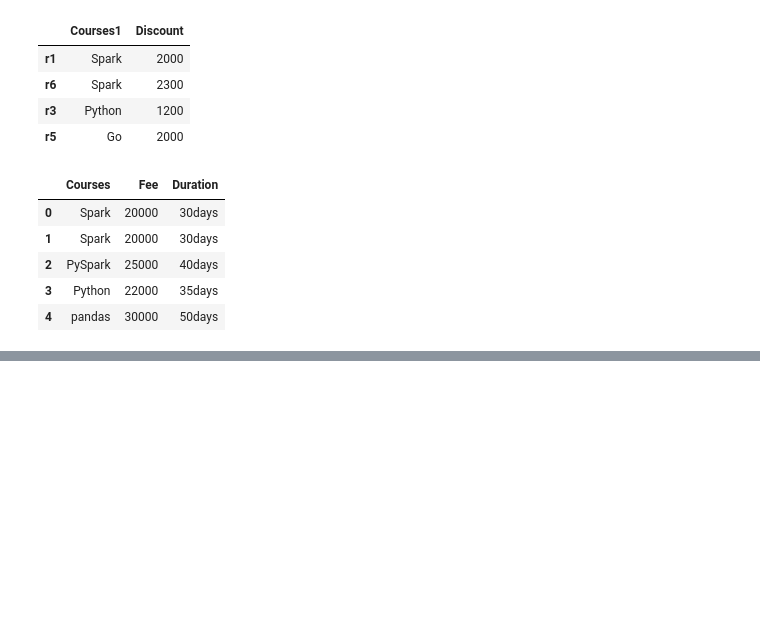
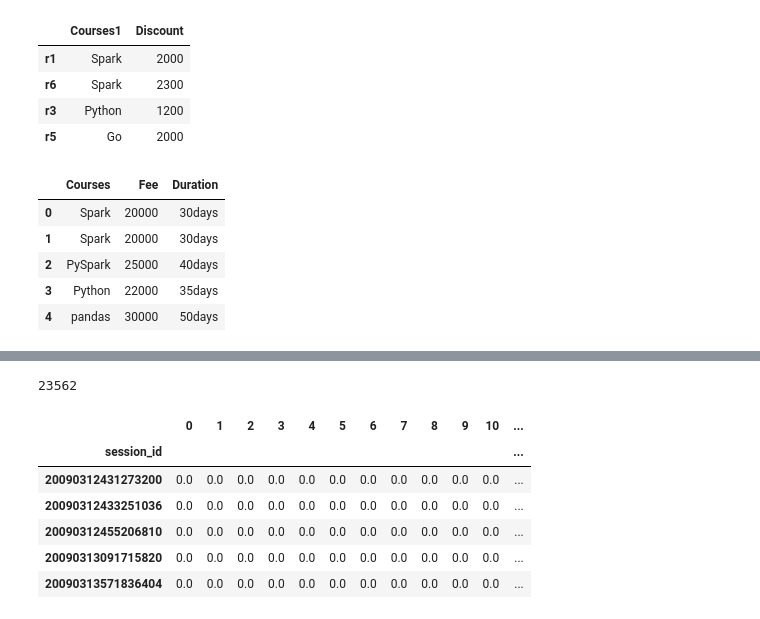
Before and after one commit to sitsawek/predict_student_performance_from_game_play, a Jupyter notebook: predict-student-performance-from-game-play.ipynb, the cells around one changed output, grey strips where cells are left out. Cells and saved outputs as stored; diff of their text form; code cells hidden in the pictures; blank space fills up the shorter version.

Commit message:
learn group kfold method & level of data labels before train

```diff
--- a/predict-student-performance-from-game-play.ipynb
+++ b/predict-student-performance-from-game-play.ipynb
@@ -204,0 +324,24 @@ df_train_sample[~df_train_sample.text.isna()].head()
+# %%
+# Aggregate feature engineer in session_id and level_group level
+def feature_engineer(train):
+    dfs = []
+    for c in count_var:
+        tmp = train.groupby(['session_id', 'level_group'])[c].agg('nunique')
+        tmp.name = tmp.name + '_nunique'
+        dfs.append(tmp)
+    for c in mean_var:
+        tmp = train.groupby(['session_id', 'level_group'])[c].agg('mean')
+        tmp.name = 'avg_' + tmp.name
+        dfs.append(tmp)
+    for c in event_var:
+        tmp = train.groupby(['session_id', 'level_group'])[c].agg('sum')
+        tmp.name = 'sum_' + tmp.name
+        dfs.append(tmp)
+    df = pd.concat(dfs, axis=1)
+    df = df.fillna(-1) # fill na with -1
+    df = df.reset_index()
+    df = df.set_index('session_id')
+    return df
+# %%
+# Dataframe in level session_id & level_group
+df_tr = feature_engineer(df_train)
@@ -204,0 +369,21 @@ df_train_sample[~df_train_sample.text.isna()].head()
+# %%
+ALL_USERS = df_tr.index.unique()
+# %% [output]
+23562
+# %%
+# Group k Fold split data
+from sklearn.model_selection import KFold, GroupKFold
+import numpy as np
+gkf = GroupKFold(n_splits=5)
+oof = pd.DataFrame(data=np.zeros((len(ALL_USERS), 18)), index=ALL_USERS) # set all users to 18 columns as each question & set index to session_id
+model = {}
+# %%
+oof.head()
+# %% [output]
+|  | 0 | 1 | 2 | 3 | 4 | 5 | 6 | 7 | 8 | 9 | 10 | ... |
+| session_id |  |  |  |  |  |  |  |  |  |  |  | ... |
+| 20090312431273200 | 0.0 | 0.0 | 0.0 | 0.0 | 0.0 | 0.0 | 0.0 | 0.0 | 0.0 | 0.0 | 0.0 | ... |
+| 20090312433251036 | 0.0 | 0.0 | 0.0 | 0.0 | 0.0 | 0.0 | 0.0 | 0.0 | 0.0 | 0.0 | 0.0 | ... |
+| 20090312455206810 | 0.0 | 0.0 | 0.0 | 0.0 | 0.0 | 0.0 | 0.0 | 0.0 | 0.0 | 0.0 | 0.0 | ... |
+| 20090313091715820 | 0.0 | 0.0 | 0.0 | 0.0 | 0.0 | 0.0 | 0.0 | 0.0 | 0.0 | 0.0 | 0.0 | ... |
+| 20090313571836404 | 0.0 | 0.0 | 0.0 | 0.0 | 0.0 | 0.0 | 0.0 | 0.0 | 0.0 | 0.0 | 0.0 | ... |
```
Also changed, not shown: parts of 17 cells of this notebook.
